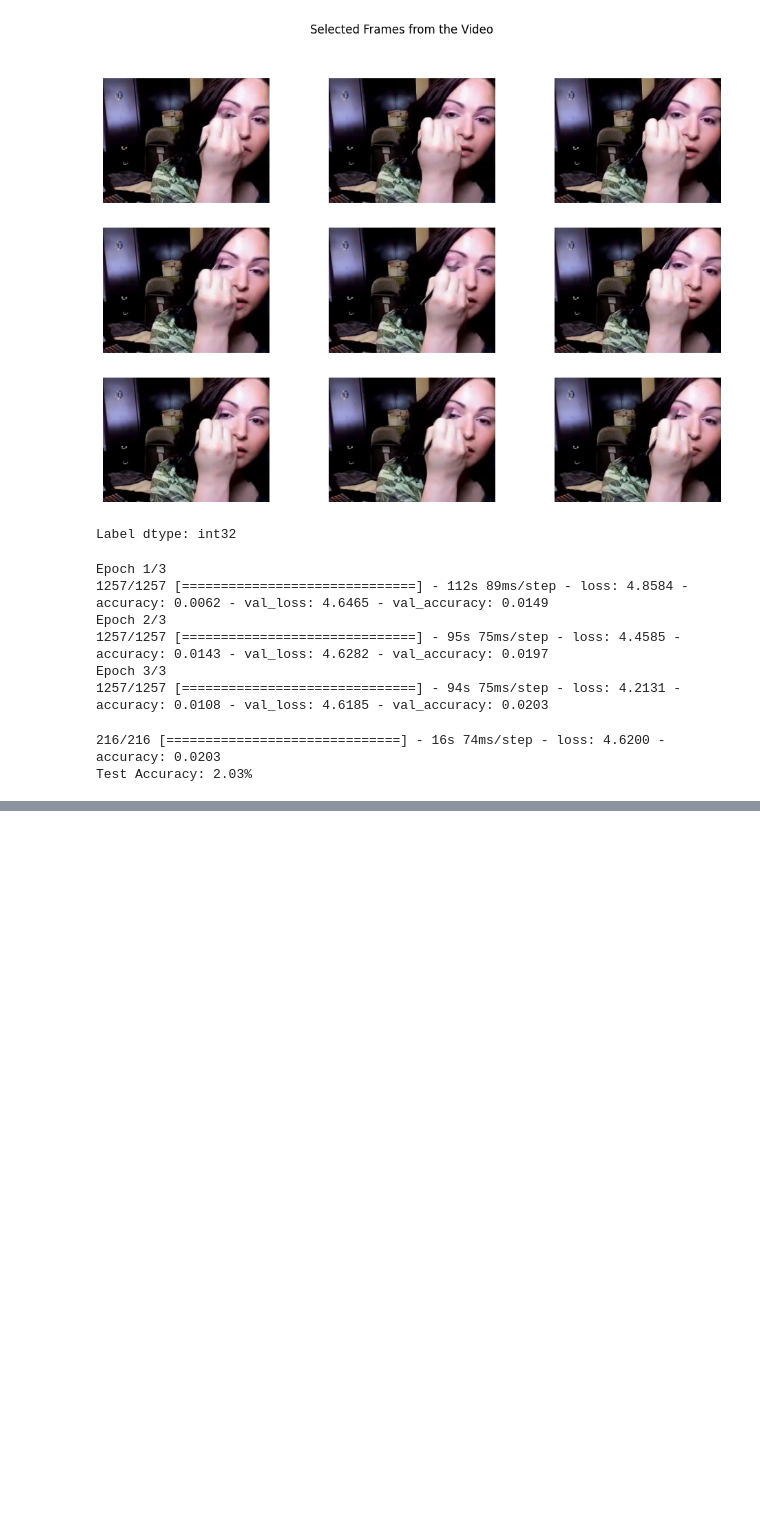
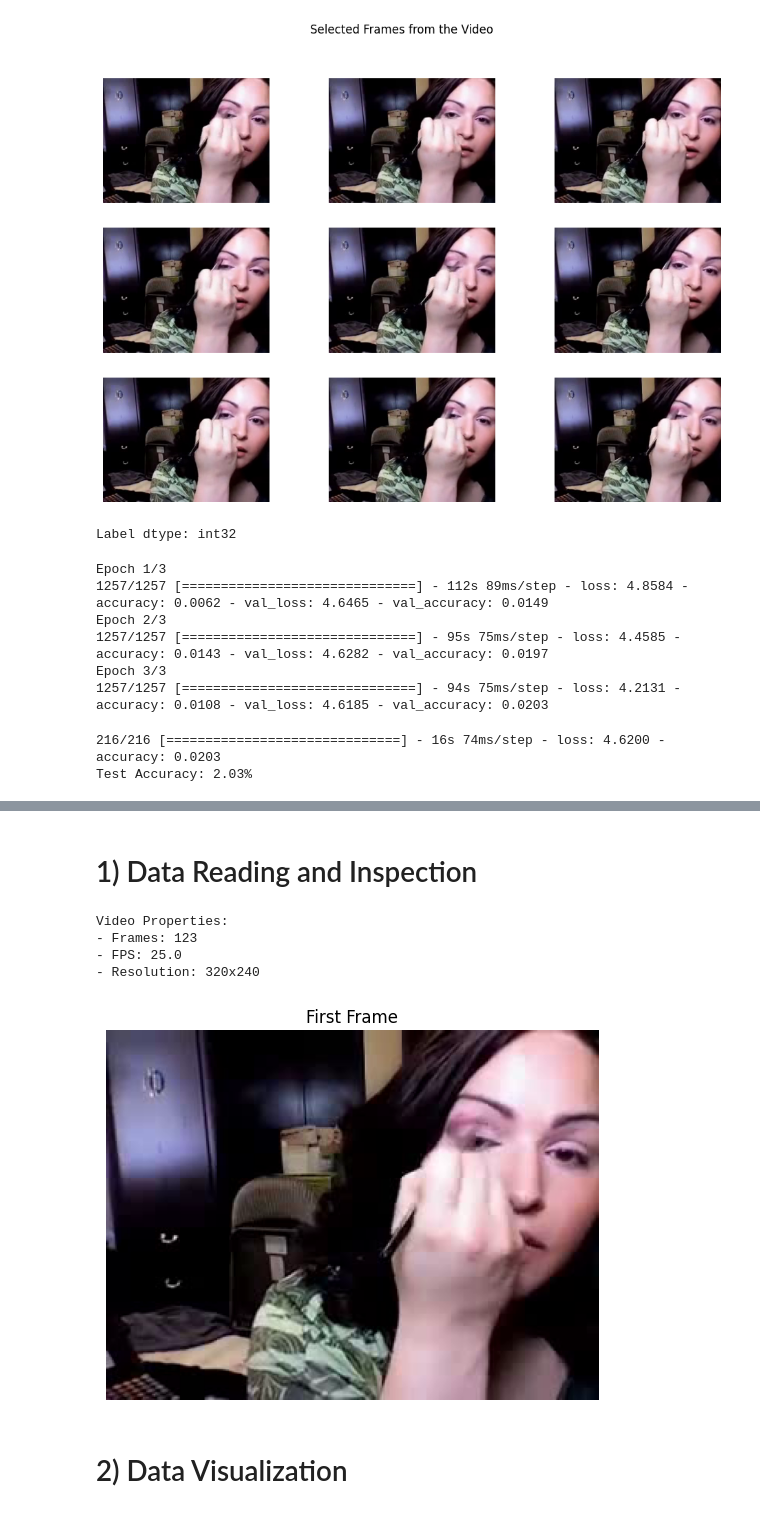
Before and after one commit to giraydorukyurt7/UCF101_VIDEO_CLASSIFIER_3D_CNN, a Jupyter notebook: UCF101_VIDEO_CLASSIFIER_3D_CNN.ipynb, the cells around one changed output, grey strips where cells are left out. Cells and saved outputs as stored; diff of their text form; code cells hidden in the pictures; blank space fills up the shorter version.

Commit message:
3D CNN Second Test 1

```diff
--- a/UCF101_VIDEO_CLASSIFIER_3D_CNN.ipynb
+++ b/UCF101_VIDEO_CLASSIFIER_3D_CNN.ipynb
@@ -237,0 +291,38 @@ Test Accuracy: 2.03%
+# %% [markdown]
+# 1) Data Reading and Inspection
+# %%
+# Cell 1.1: Sample Video Inspection
+def inspect_sample_video(sample_path):
+    cap = cv2.VideoCapture(sample_path)
+    if not cap.isOpened():
+        print("Error: Could not open video file.")
+        return
+
+    frame_count = int(cap.get(cv2.CAP_PROP_FRAME_COUNT))
+    fps = cap.get(cv2.CAP_PROP_FPS)
+    width = int(cap.get(cv2.CAP_PROP_FRAME_WIDTH))
+    height = int(cap.get(cv2.CAP_PROP_FRAME_HEIGHT))
+
+    print(f"Video Properties:\n- Frames: {frame_count}\n- FPS: {fps}\n- Resolution: {width}x{height}")
+
+    # Read and display first frame
+    ret, frame = cap.read()
+    if ret:
+        frame_rgb = cv2.cvtColor(frame, cv2.COLOR_BGR2RGB)
+        plt.imshow(frame_rgb)
+        plt.title("First Frame")
+        plt.axis('off')
+        plt.show()
+
+    cap.release()
+
+sample_video = 'Dataset/test/ApplyEyeMakeup/v_ApplyEyeMakeup_g01_c02.avi'
+inspect_sample_video(sample_video)
+# %% [output]
+Video Properties:
+- Frames: 123
+- FPS: 25.0
+- Resolution: 320x240
+[figure, added]
+# %% [markdown]
+# 2) Data Visualization
```
Also changed, not shown: parts of 17 cells of this notebook.
